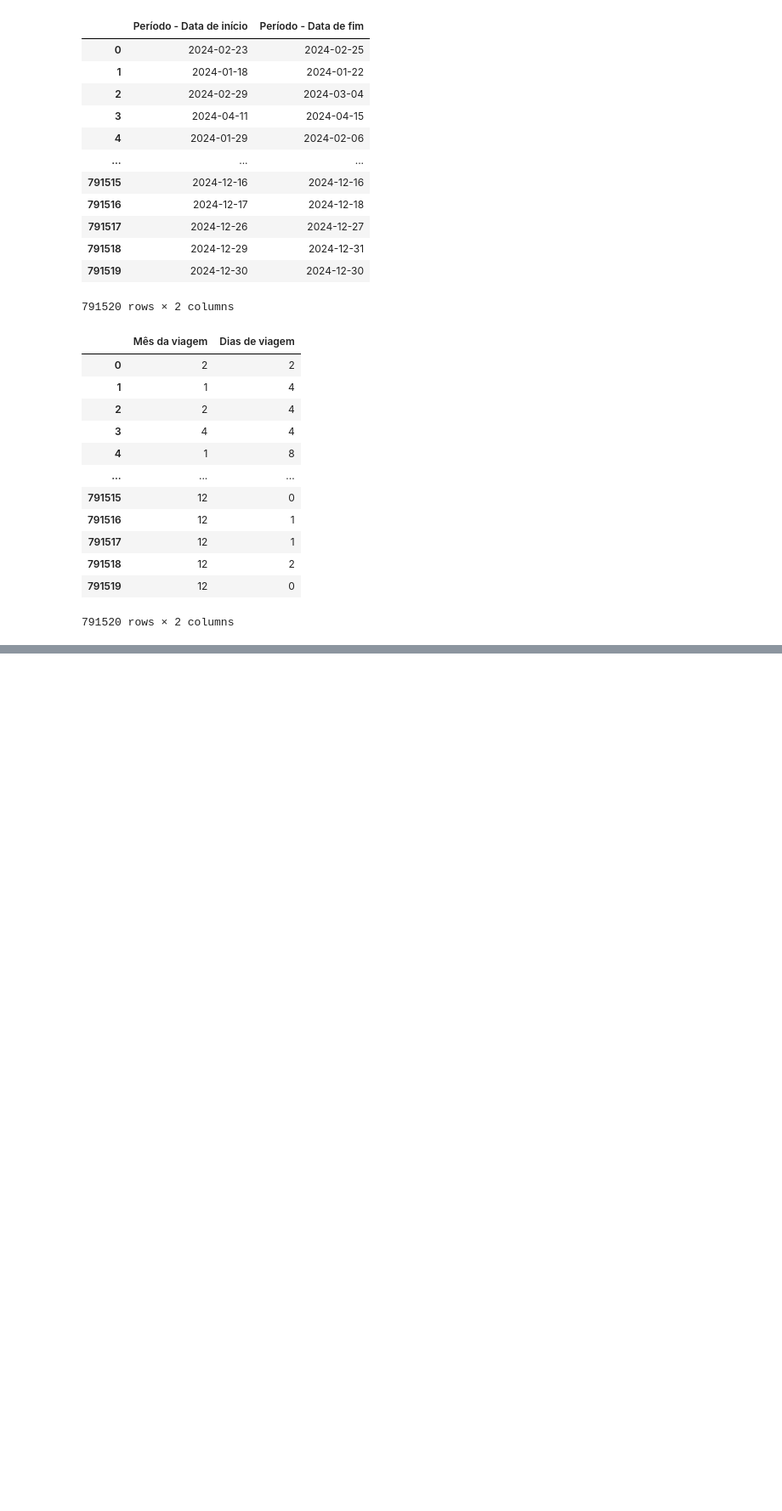
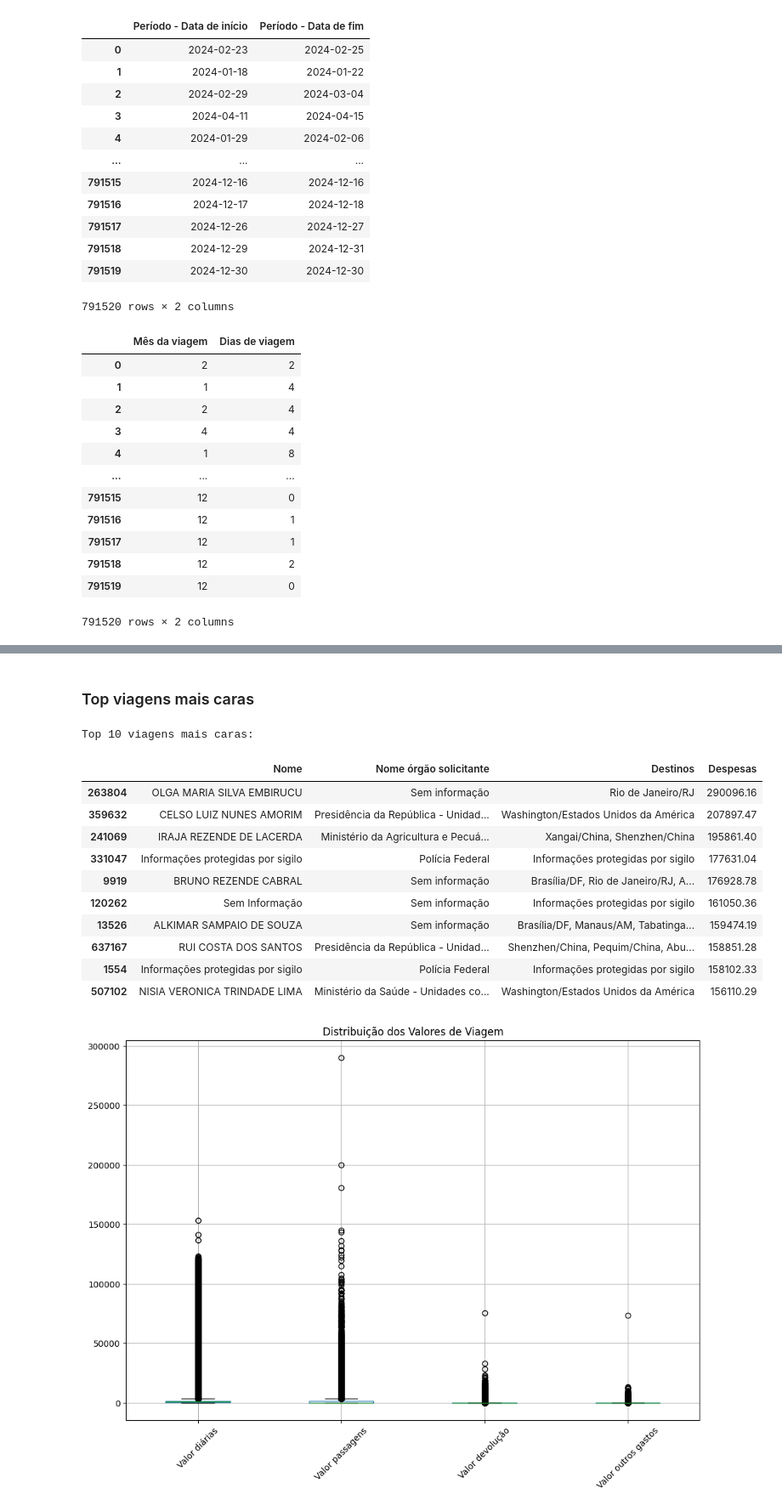
Before and after one commit to esscova/data_analytics, a Jupyter notebook: analises/013/013.ipynb, the cells around one changed output, grey strips where cells are left out. Shown at 85% size. Saved outputs shown, nothing was run; the diff lists cells and outputs as text; code cells hidden in the pictures; blank space fills up the shorter version.

```diff
--- a/analises/013/013.ipynb
+++ b/analises/013/013.ipynb
@@ -306,0 +347,29 @@ df2[['Mês da viagem','Dias de viagem']]
+# %% [markdown]
+### Top viagens mais caras
+# %%
+# Top 10 viagens mais caras
+valores_cols = ['Valor diárias', 'Valor passagens', 'Valor devolução', 'Valor outros gastos']
+top_caras = df_final.nlargest(10, 'Despesas')[['Nome', 'Nome órgão solicitante', 'Destinos', 'Despesas']]
+print("Top 10 viagens mais caras:")
+display(top_caras)
+
+# Boxplot dos valores
+plt.figure(figsize=(12, 8))
+df[valores_cols].boxplot()
+plt.title('Distribuição dos Valores de Viagem')
+plt.xticks(rotation=45)
+plt.show()
+# %% [output]
+Top 10 viagens mais caras:
+|  | Nome | Nome órgão solicitante | Destinos | Despesas |
+| 263804 | OLGA MARIA SILVA EMBIRUCU | Sem informação | Rio de Janeiro/RJ | 290096.16 |
+| 359632 | CELSO LUIZ NUNES AMORIM | Presidência da República - Unidad... | Washington/Estados Unidos da América | 207897.47 |
+| 241069 | IRAJA REZENDE DE LACERDA | Ministério da Agricultura e Pecuá... | Xangai/China, Shenzhen/China | 195861.40 |
+| 331047 | Informações protegidas por sigilo | Polícia Federal | Informações protegidas por sigilo | 177631.04 |
+| 9919 | BRUNO REZENDE CABRAL | Sem informação | Brasília/DF, Rio de Janeiro/RJ, A... | 176928.78 |
+| 120262 | Sem Informação | Sem informação | Informações protegidas por sigilo | 161050.36 |
+| 13526 | ALKIMAR SAMPAIO DE SOUZA | Sem informação | Brasília/DF, Manaus/AM, Tabatinga... | 159474.19 |
+| 637167 | RUI COSTA DOS SANTOS | Presidência da República - Unidad... | Shenzhen/China, Pequim/China, Abu... | 158851.28 |
+| 1554 | Informações protegidas por sigilo | Polícia Federal | Informações protegidas por sigilo | 158102.33 |
+| 507102 | NISIA VERONICA TRINDADE LIMA | Ministério da Saúde - Unidades co... | Washington/Estados Unidos da América | 156110.29 |
+[figure, added]
```
Also changed, not shown: parts of 8 cells of this notebook.
